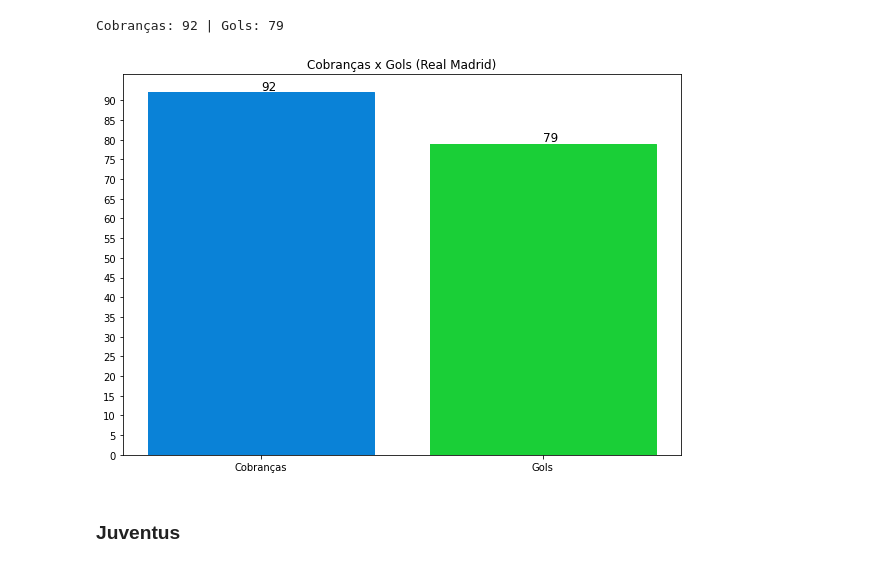
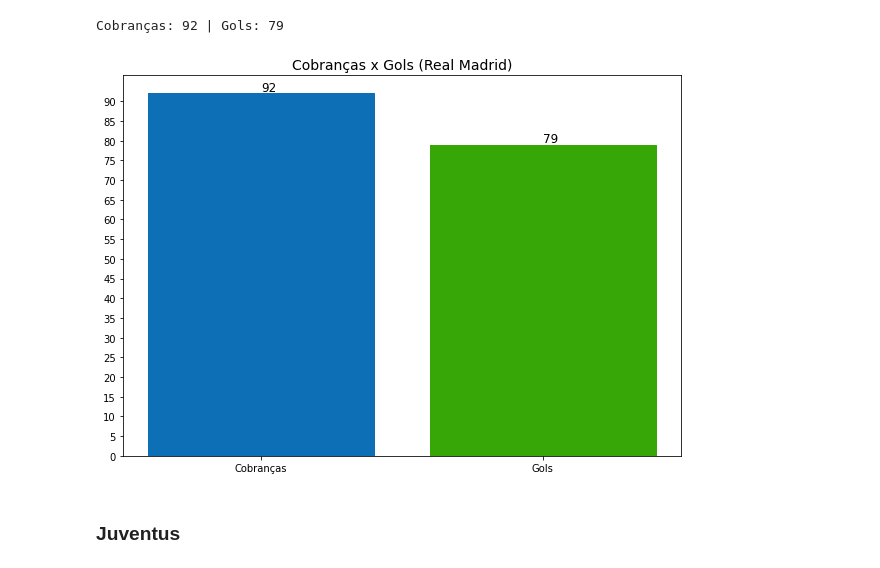
Before and after one commit to EduardoShoiti/DataScience_CR7_penaltis, a Jupyter notebook: cr7_Penaltis.ipynb, the cells around one changed output. Cells and saved outputs as stored; diff of their text form; code cells hidden in the pictures.

```diff
--- a/cr7_Penaltis.ipynb
+++ b/cr7_Penaltis.ipynb
@@ -115,22 +188,23 @@ Cobranças: 92 | Gols: 79
 # %%
 plt.figure(figsize=(10, 7))
 
 names = ['Cobranças', 'Gols']
 valores = [total_cobrancas_real, total_gols_real]
 
 plt.bar(names, valores)
 plt.yticks(np.arange(0, total_cobrancas_real + 1, 5))
 barlist = plt.bar(names, valores)
-barlist[0].set_color('#0a82d7')
-barlist[1].set_color('#1acf37')
+barlist[0].set_color('#0d6fb5')
+barlist[1].set_color('#37a707')
 
 plt.text(x = names[0], y = valores[0]+0.6, s = total_cobrancas_real, fontsize = 12)
 plt.text(x = names[1], y = valores[1]+0.6, s = total_gols_real, fontsize = 12)
-plt.title('Cobranças x Gols (Real Madrid)')
+plt.title('Cobranças x Gols (Real Madrid)', fontsize=14)
 
+plt.savefig('grafico-CobrancasXgols_RealMadrid.png', bbox_inches='tight', dpi = 300)
 plt.show()
 # %% [output]
-[figure, old version]
+[figure, new version]
 # %% [markdown]
 ### Juventus
 # %%
```
Also changed, not shown: parts of 22 cells of this notebook.
